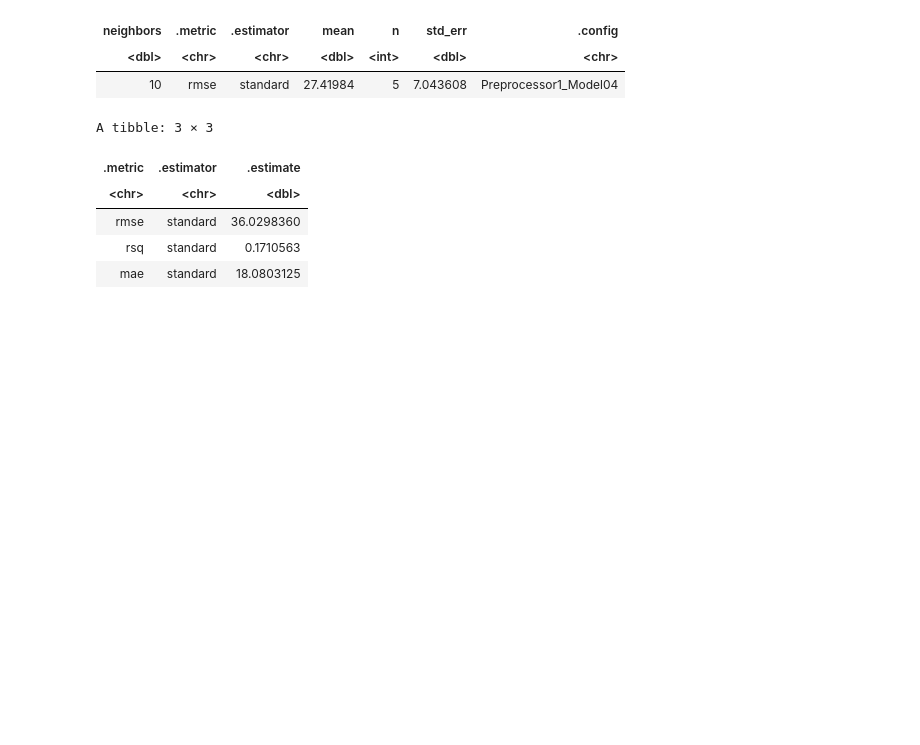
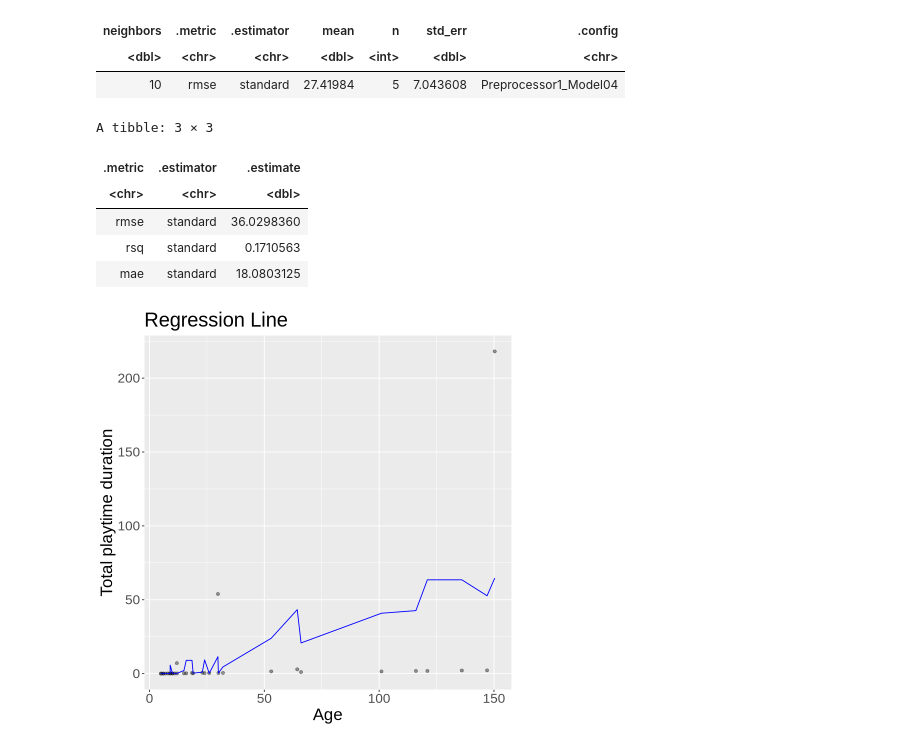
Before and after one commit to Michaele0128/Final_Project, a Jupyter notebook: Final Project.ipynb, the cells around one changed output. Cells and saved outputs as stored; diff of their text form; code cells hidden in the pictures; blank space fills up the shorter version.

Commit message:
Regression Draft 2

```diff
--- a/Final Project.ipynb
+++ b/Final Project.ipynb
@@ -198,3 +198,17 @@ A tibble: 3 × 3
 | rmse | standard | 36.0298360 |
 | rsq | standard | 0.1710563 |
 | mae | standard | 18.0803125 |
+# %%
+players_preds <- players_best_fit |>
+                    predict(players_testing) |>
+                    bind_cols(players_testing)
+players_plot <- ggplot(players_preds, aes(x = age, y = played_hours)) +
+            geom_point(alpha = 0.4) +
+            xlab("Age") +
+            ylab("Total playtime duration") +
+            geom_line(data = players_preds, aes(x = age, y = .pred), color = "blue") +
+            ggtitle("Regression Line") +
+            theme(text = element_text(size = 20))
+players_plot
+# %% [output]
+[figure, added]
```
